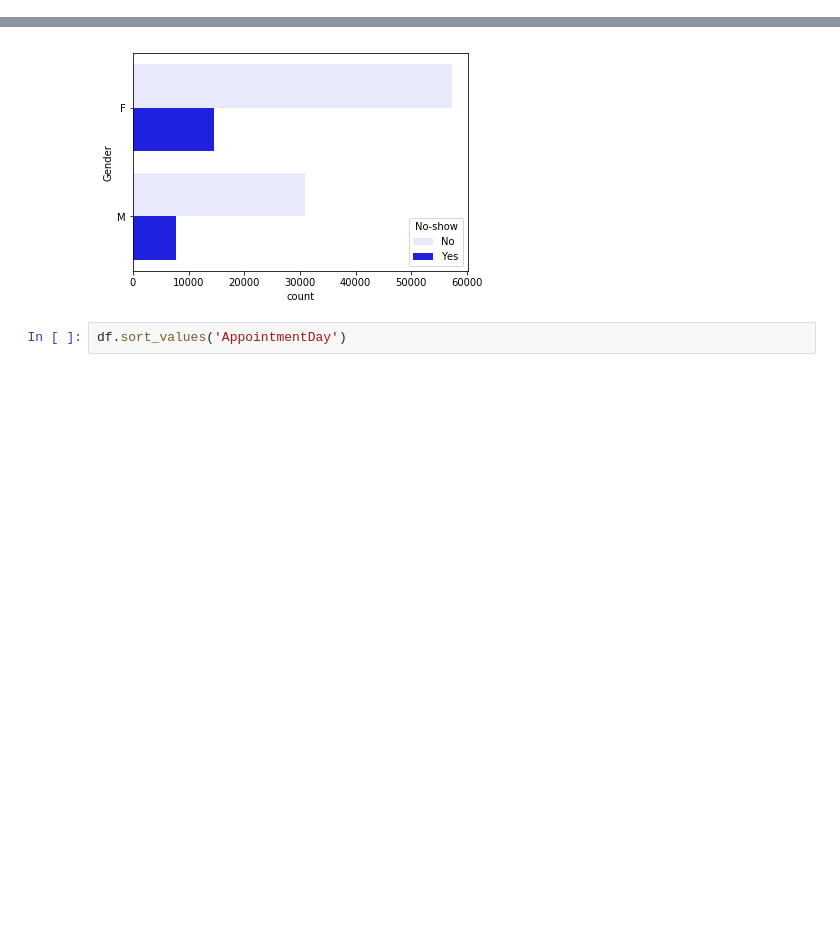
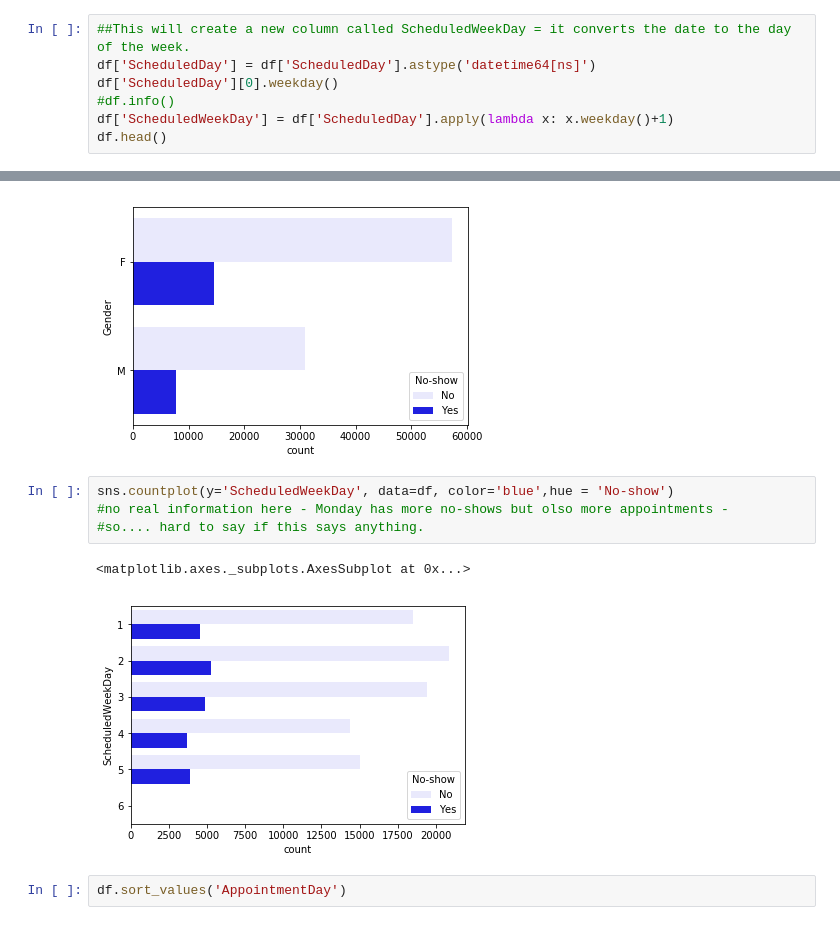
Before and after one commit to Asafamitai/IDC-BDA-Exercises, a Jupyter notebook: NOShow_project_worksheet.ipynb, the cells around one changed output, grey strips where cells are left out. Drawn from its saved outputs; the diff is of its cells as text; blank space fills up the shorter version.

```diff
--- a/NOShow_project_worksheet.ipynb
+++ b/NOShow_project_worksheet.ipynb
@@ -27,0 +18,7 @@ df.head()
+# %%
+##This will create a new column called ScheduledWeekDay = it converts the date to the day of the week.
+df['ScheduledDay'] = df['ScheduledDay'].astype('datetime64[ns]')
+df['ScheduledDay'][0].weekday()
+#df.info()
+df['ScheduledWeekDay'] = df['ScheduledDay'].apply(lambda x: x.weekday()+1)
+df.head()
@@ -152,6 +152,13 @@ sns.countplot(y='Gender', data=df, color='blue',hue = 'No-show')
 # %% [output]
 <matplotlib.axes._subplots.AxesSubplot at 0x...>
 [figure]
+# %%
+sns.countplot(y='ScheduledWeekDay', data=df, color='blue',hue = 'No-show')
+#no real information here - Monday has more no-shows but olso more appointments -
+#so.... hard to say if this says anything.
+# %% [output]
+<matplotlib.axes._subplots.AxesSubplot at 0x...>
+[figure, added]
 # %%
 df.sort_values('AppointmentDay')
 # %% [output]
```
Also changed, not shown: parts of 17 cells of this notebook, 1 other file.
